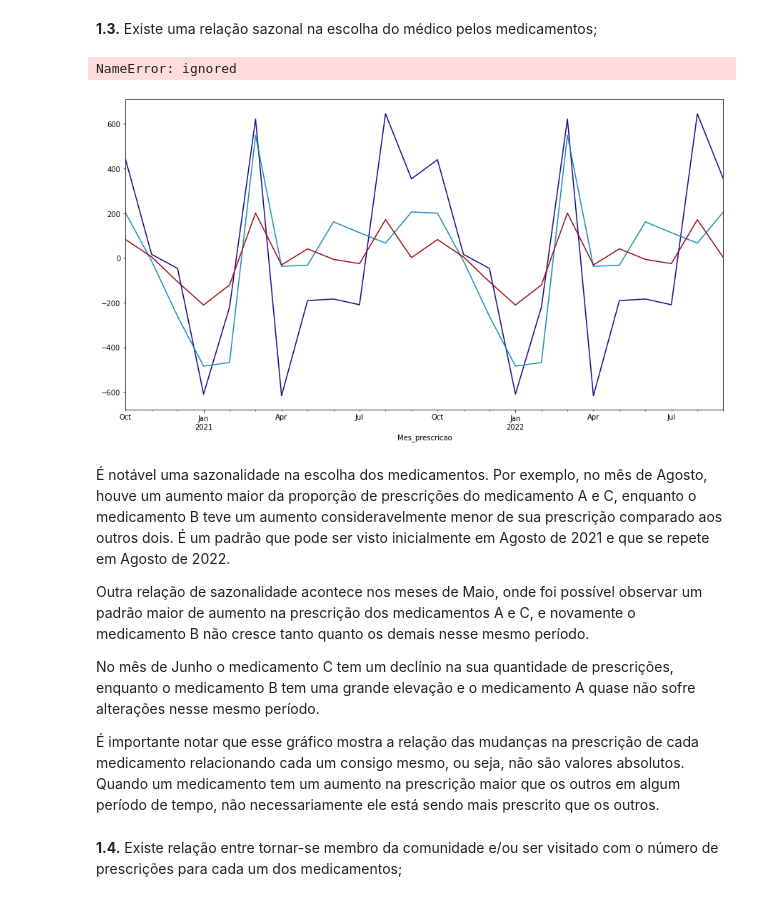
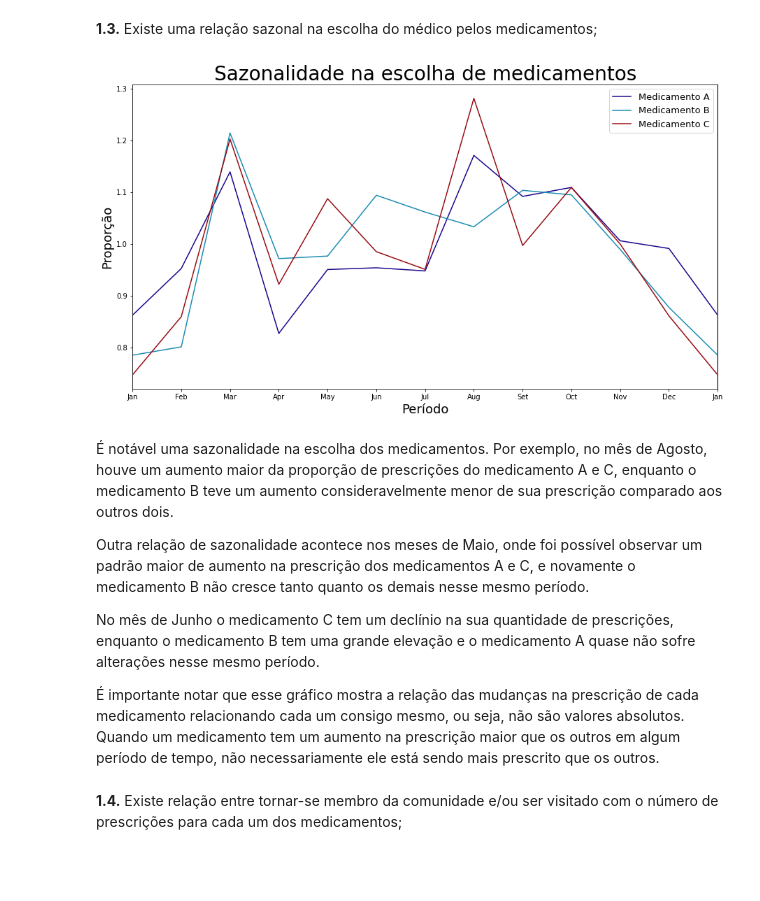
Before and after one commit to Juniorffonseca/processo_seletivo, a Jupyter notebook: teste_processo_seletivo.ipynb, the cells around one changed output. Saved outputs shown, nothing was run; the diff lists cells and outputs as text; code cells hidden in the pictures; blank space fills up the shorter version.

```diff
--- a/teste_processo_seletivo.ipynb
+++ b/teste_processo_seletivo.ipynb
@@ -192,44 +192,44 @@ prescricoes_5 = pd.read_csv('prescricoes.csv', sep = ';', encoding='latin-1')
 # Passando a coluna 'Mes_prescricao' para data
 prescricoes_5['Mes_prescricao'] = pd.to_datetime(prescricoes_5['Mes_prescricao'], format='%Y%m')
 
 # Criando 3 dataframes, um para cada medicamento
 prescricoes_5_a = prescricoes_5[prescricoes_5['Medicamento_prescrito'] == 'MEDICAMENTO A']
 prescricoes_5_b = prescricoes_5[prescricoes_5['Medicamento_prescrito'] == 'MEDICAMENTO B']
 prescricoes_5_c = prescricoes_5[prescricoes_5['Medicamento_prescrito'] == 'MEDICAMENTO C']
 
 # Fazendo groupby nos 3 dataframes, usando a função Grouper para informar a coluna que servirá como 'key' e a frequência 'M' que seria de Mês, e por fim é feita a contagem de cada medicamento prescrito.
 prescricoes_5_a = prescricoes_5_a.groupby(pd.Grouper(key = 'Mes_prescricao', freq='M'))['Medicamento_prescrito'].count()
 prescricoes_5_b = prescricoes_5_b.groupby(pd.Grouper(key = 'Mes_prescricao', freq='M'))['Medicamento_prescrito'].count()
 prescricoes_5_c = prescricoes_5_c.groupby(pd.Grouper(key = 'Mes_prescricao', freq='M'))['Medicamento_prescrito'].count()
 
 # Plot medicamento A
-result_a = seasonal_decompose(prescricoes_5_a, model='additive', period=12).seasonal
-ax_a = result_a.plot(figsize = (15, 8), label = 'Medicamento A', color = lista[0])
+result_a = seasonal_decompose(prescricoes_5_a, model='multiplicative', period=12).seasonal
+ax_a = result_a.loc['2021-01-31':'2022-01-31'].plot(figsize = (15, 8), label = 'Medicamento A', color = lista[0])
 
 # Plot medicamento B
-result_b = seasonal_decompose(prescricoes_5_b, model='additive', period=12).seasonal
-ax_b = result_b.plot(ax = ax_a, label = 'Medicamento B', color = lista[1])
+result_b = seasonal_decompose(prescricoes_5_b, model='multiplicative', period=12).seasonal
+ax_b = result_b.loc['2021-01-31':'2022-01-31'].plot(ax = ax_a, label = 'Medicamento B', color = lista[1])
 
 # Plot medicamento C
-result_c = seasonal_decompose(prescricoes_5_c, model='additive', period=12).seasonal
-ax_c = result_c.plot(ax = ax_b, label = 'Medicamento C', color = lista[2])
+result_c = seasonal_decompose(prescricoes_5_c, model='multiplicative', period=12).seasonal
+ax_c = result_c.loc['2021-01-31':'2022-01-31'].plot(ax = ax_b, label = 'Medicamento C', color = lista[2])
 
 # 'Configurações' dos 3 plots.
-plt.xticks(np.array(range(612,625)), meses)
+plt.xticks(np.array(range(612,625)), ['Jan', 'Feb', 'Mar', 'Apr', 'May', 'Jun', 'Jul',
+                                      'Aug', 'Set', 'Oct', 'Nov', 'Dec', 'Jan'])
 plt.title('Sazonalidade na escolha de medicamentos', size = 28)
 plt.xlabel('Período', size = 18)
 plt.ylabel('Proporção', size = 18)
 plt.axvline(x = '2021-01-31',  color = 'gray')
 plt.axvline(x = '2022-01-31',  color = 'gray')
 plt.legend(loc = 'best', prop={'size': 13})
 
 # Plotando o gráfico.
 plt.show()
 # %% [output]
-NameError: ignored
-[figure, old version]
+[figure, new version]
 # %% [markdown]
-É notável uma sazonalidade na escolha dos medicamentos. Por exemplo, no mês de Agosto, houve um aumento maior da proporção de prescrições do medicamento A e C, enquanto o medicamento B teve um aumento consideravelmente menor de sua prescrição comparado aos outros dois. É um padrão que pode ser visto inicialmente em Agosto de 2021 e que se repete em Agosto de 2022.
+É notável uma sazonalidade na escolha dos medicamentos. Por exemplo, no mês de Agosto, houve um aumento maior da proporção de prescrições do medicamento A e C, enquanto o medicamento B teve um aumento consideravelmente menor de sua prescrição comparado aos outros dois.
 
 Outra relação de sazonalidade acontece nos meses de Maio, onde foi possível observar um padrão maior de aumento na prescrição dos medicamentos A e C, e novamente o medicamento B não cresce tanto quanto os demais nesse mesmo período.
 
```
Also changed, not shown: parts of 2 cells of this notebook.
